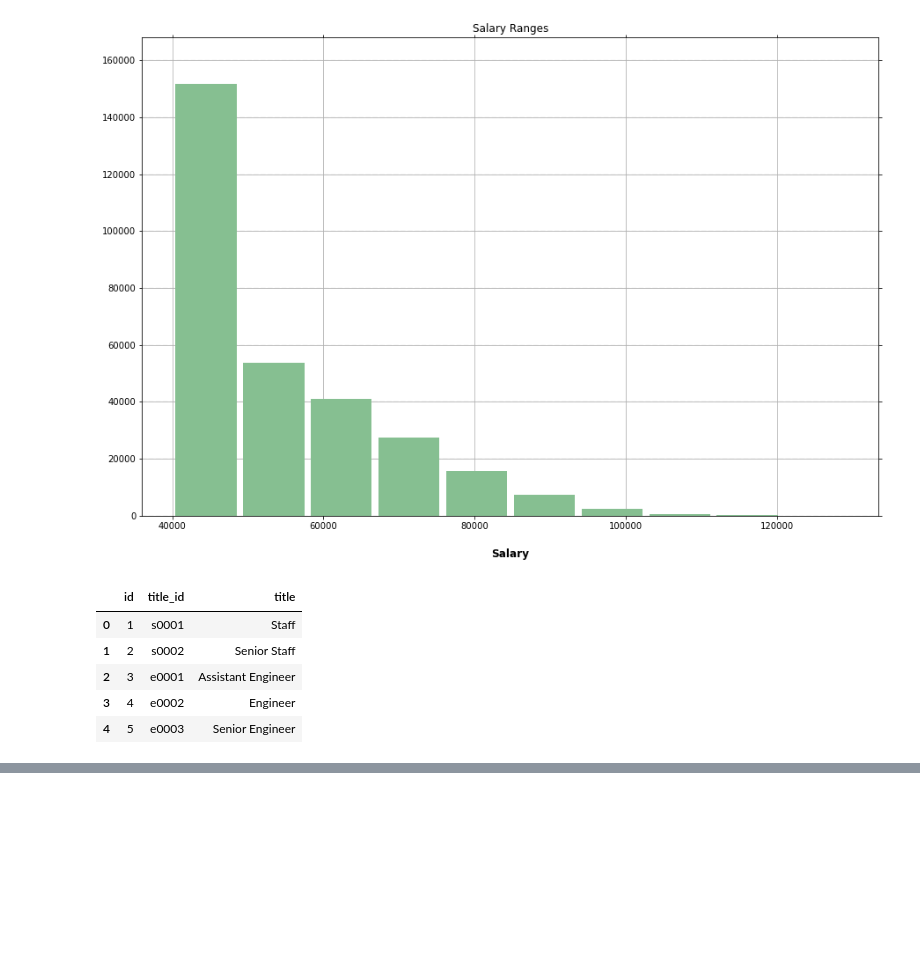
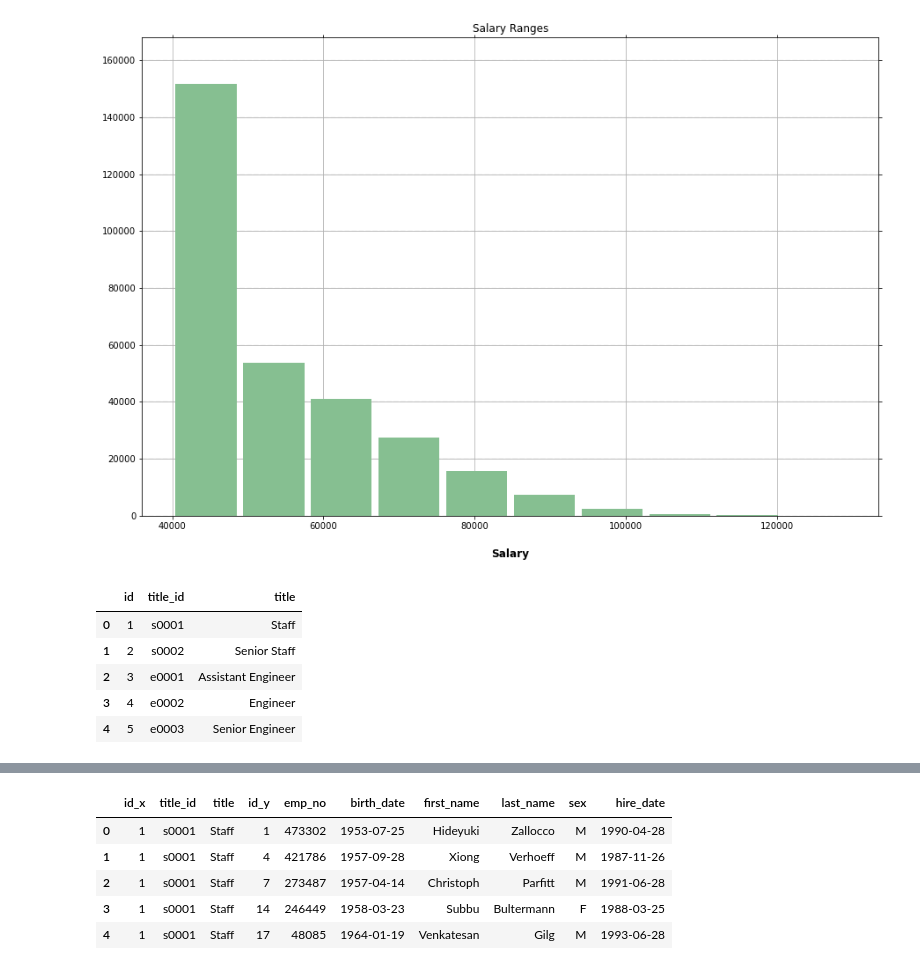
Before and after one commit to benwbarr/sql-challenge, a Jupyter notebook: Employee_dbBonus.ipynb, the cells around one changed output, grey strips where cells are left out. Saved outputs shown, nothing was run; the diff lists cells and outputs as text; code cells hidden in the pictures; blank space fills up the shorter version.

```diff
--- a/Employee_dbBonus.ipynb
+++ b/Employee_dbBonus.ipynb
@@ -75,3 +70,7 @@ titles_data.head()
 | 2 | 3 | e0001 | Assistant Engineer |
 | 3 | 4 | e0002 | Engineer |
 | 4 | 5 | e0003 | Senior Engineer |
+# %%
+employees_data=pd.read_sql("Select * from employees",conn)
+employees_data.rename(columns = {'emp_title_id':'title_id'}, inplace = True)
+employees_data.head()
@@ -78,3 +84,10 @@ titles_data.head()
 # %%
-merge_df=pd.merge(titles_data,salaries_data, how="inner",on="emp_no")
-df.head()
+te_merge_df=pd.merge(titles_data, employees_data, how="inner",on="title_id")
+te_merge_df.head()
+# %% [output]
+|  | id_x | title_id | title | id_y | emp_no | birth_date | first_name | last_name | sex | hire_date |
+| 0 | 1 | s0001 | Staff | 1 | 473302 | 1953-07-25 | Hideyuki | Zallocco | M | 1990-04-28 |
+| 1 | 1 | s0001 | Staff | 4 | 421786 | 1957-09-28 | Xiong | Verhoeff | M | 1987-11-26 |
+| 2 | 1 | s0001 | Staff | 7 | 273487 | 1957-04-14 | Christoph | Parfitt | M | 1991-06-28 |
+| 3 | 1 | s0001 | Staff | 14 | 246449 | 1958-03-23 | Subbu | Bultermann | F | 1988-03-25 |
+| 4 | 1 | s0001 | Staff | 17 | 48085 | 1964-01-19 | Venkatesan | Gilg | M | 1993-06-28 |
```
Also changed, not shown: parts of 3 cells of this notebook.
